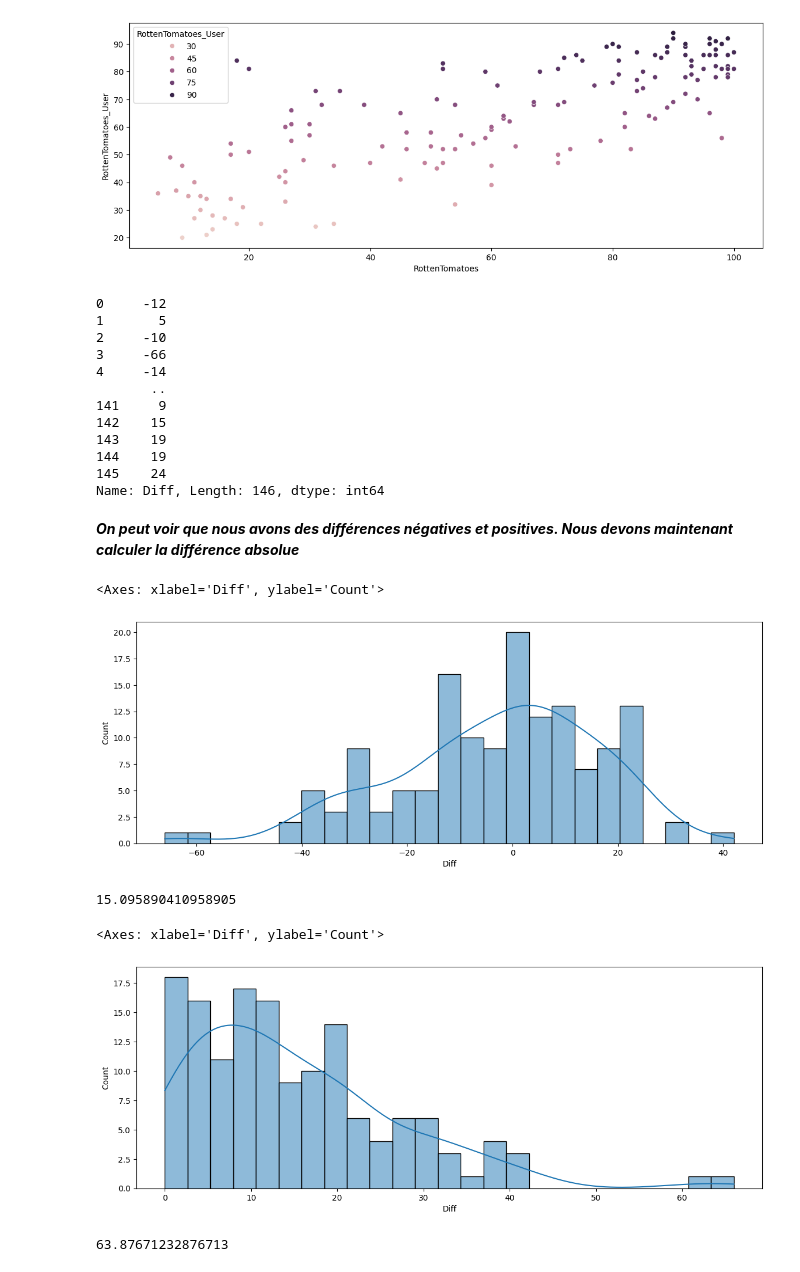
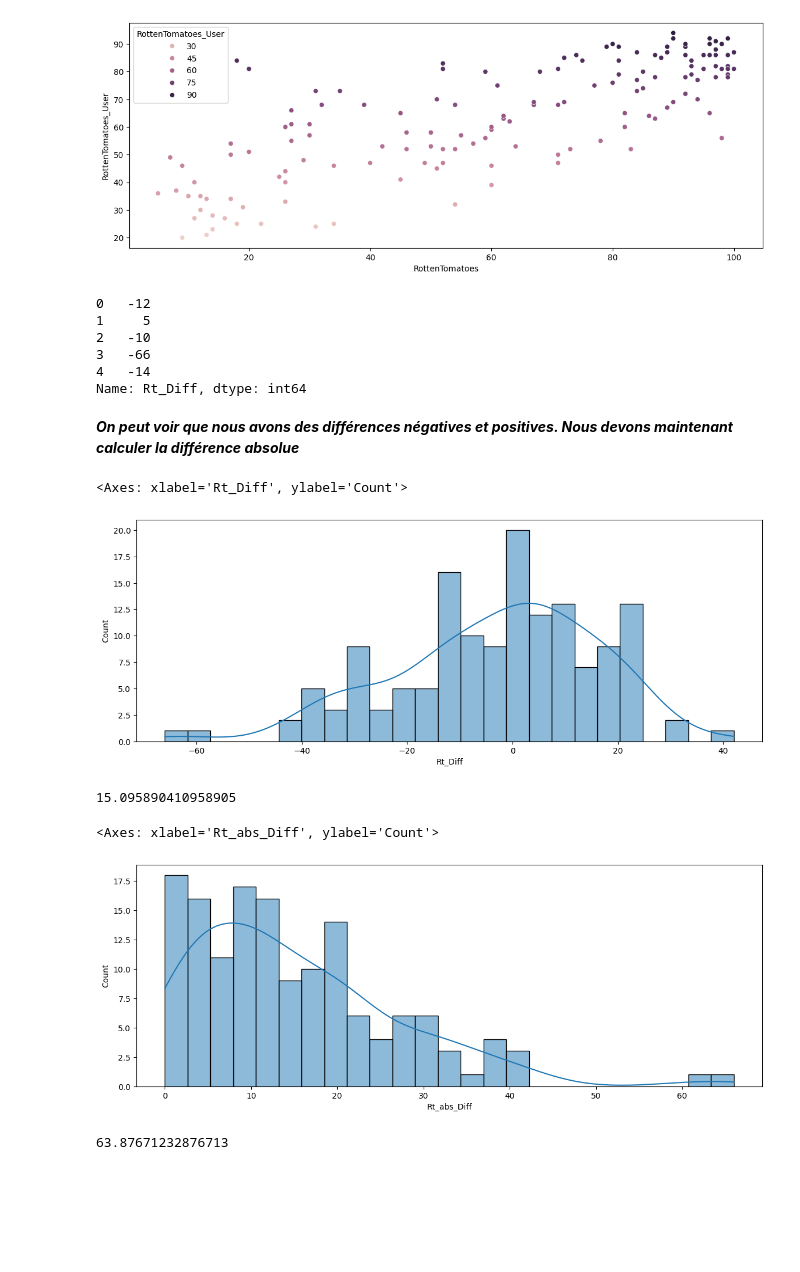
Before and after one commit to Mayandza/Projet, a Jupyter notebook: Projet_Fandango.ipynb, the cells around one changed output. Saved outputs shown, nothing was run; the diff lists cells and outputs as text; code cells hidden in the pictures; blank space fills up the shorter version.

```diff
--- a/Projet_Fandango.ipynb
+++ b/Projet_Fandango.ipynb
@@ -273,29 +273,23 @@ sns.scatterplot(all_sites, y='RottenTomatoes_User', x='RottenTomatoes', hue='Rot
 # %%
 ### Quantifiaons la différence en compararons la note de critique des utilisateurs et de RottenTomatoes
 
-all_sites['Diff'] = all_sites['RottenTomatoes'] - all_sites['RottenTomatoes_User']
-all_sites['Diff']
+all_sites['Rt_Diff'] = all_sites['RottenTomatoes'] - all_sites['RottenTomatoes_User']
+all_sites['Rt_Diff'].head()
 # %% [output]
-0     -12
-1       5
-2     -10
-3     -66
-4     -14
-       ..
-141     9
-142    15
-143    19
-144    19
-145    24
-Name: Diff, Length: 146, dtype: int64
+0   -12
+1     5
+2   -10
+3   -66
+4   -14
+Name: Rt_Diff, dtype: int64
 # %% [markdown]
 ***On peut voir que nous avons des différences négatives et positives. Nous devons maintenant calculer la différence absolue***
 # %%
 ### traçons un diagramme de distribution sur cette différence
 
 plt.figure(figsize=(14,5), dpi=100)
-sns.histplot(all_sites, x='Diff', bins=25, kde=True)
+sns.histplot(all_sites, x='Rt_Diff', bins=25, kde=True)
 # %% [output]
-<Axes: xlabel='Diff', ylabel='Count'>
+<Axes: xlabel='Rt_Diff', ylabel='Count'>
-[figure, old version]
+[figure, new version]
 # %%
@@ -307,10 +301,10 @@ all_sites['Diff'].mean()
 ### Création de la distribution montrant la valeur absolue
 
 plt.figure(figsize=(14,5), dpi=100)
-sns.histplot(all_sites, x=all_sites['Diff'].apply(abs), bins=25, kde=True)
+sns.histplot(all_sites, x=all_sites['Rt_abs_Diff'].apply(abs), bins=25, kde=True)
 # %% [output]
-<Axes: xlabel='Diff', ylabel='Count'>
+<Axes: xlabel='Rt_abs_Diff', ylabel='Count'>
-[figure, old version]
+[figure, new version]
 # %%
 all_sites['RottenTomatoes_User'].mean()
 # %% [output]
```
Also changed, not shown: parts of 2 cells of this notebook.
